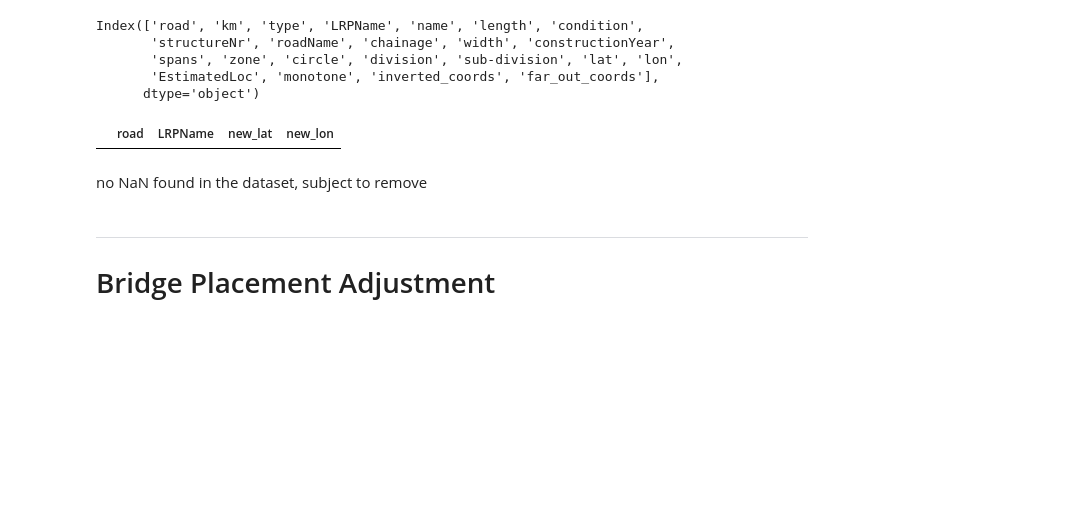
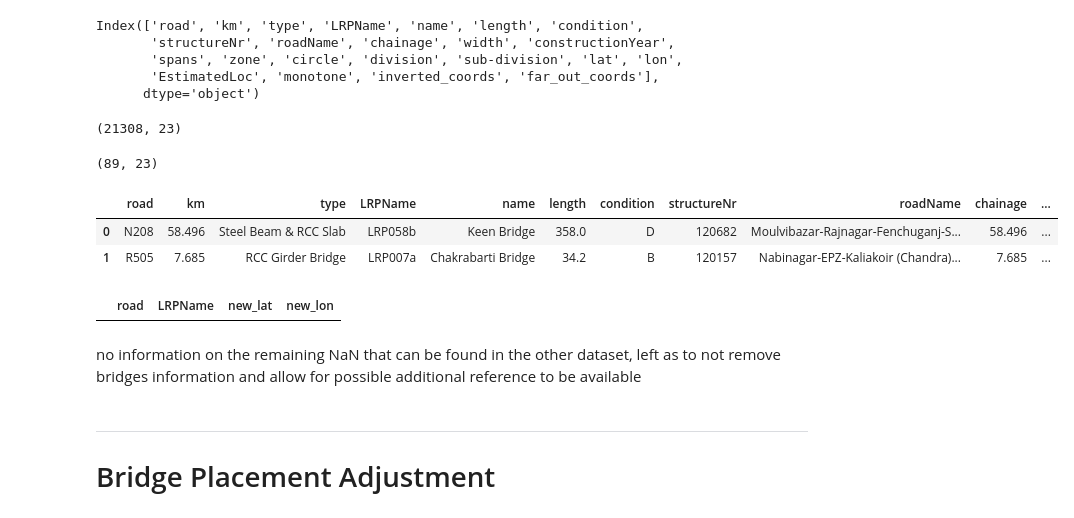
Before and after one commit to taufik-my/ASIM_Team14, a Jupyter notebook: EPA133a-G14-A1/notebook/Notebook Brian -bridges.ipynb, the cells around one changed output. Cells and saved outputs as stored; diff of their text form; code cells hidden in the pictures; blank space fills up the shorter version.

```diff
--- a/EPA133a-G14-A1/notebook/Notebook Brian -bridges.ipynb
+++ b/EPA133a-G14-A1/notebook/Notebook Brian -bridges.ipynb
@@ -674,0 +825,3 @@ df_sorted_bridges.head(2)
+# %%
+df_sorted_bridges = df_sorted_bridges.drop(df_sorted_bridges[(df_sorted_bridges['chainage'].isna()) & (df_sorted_bridges["road"] == "R750")].index)
+check_chainage_monotony(df_sorted_bridges)
@@ -677,7 +834,7 @@ df_sorted_bridges.head(2)
 # Lattitude and Longitude Issues
 # %%
 # Call the function to see the swapped bridges in data
-a = detect_bridges_wrong_coordinates(df_sorted_bridges)
+a = detect_bridges_inverted_coordinates(df_sorted_bridges)
 #a[(a['inverted_coords']==True)]
 # %%
 df_brigdes_2,log_swap=swap_lat_lon(a)
@@ -741,4 +900,20 @@ Index(['road', 'km', 'type', 'LRPName', 'name', 'length', 'condition',
        'spans', 'zone', 'circle', 'division', 'sub-division', 'lat', 'lon',
        'EstimatedLoc', 'monotone', 'inverted_coords', 'far_out_coords'],
       dtype='object')
+# %%
+cleaned_df, removed_nan_rows = drop_redundant_nan_coords(df_brigdes_3)
+
+cleaned_df.shape
+# %% [output]
+(21308, 23)
+# %%
+removed_nan_rows.shape
+# %% [output]
+(89, 23)
+# %%
+removed_nan_rows.head(2)
+# %% [output]
+|  | road | km | type | LRPName | name | length | condition | structureNr | roadName | chainage | ... |
+| 0 | N208 | 58.496 | Steel Beam & RCC Slab | LRP058b | Keen Bridge | 358.0 | D | 120682 | Moulvibazar-Rajnagar-Fenchuganj-S... | 58.496 | ... |
+| 1 | R505 | 7.685 | RCC Girder Bridge | LRP007a | Chakrabarti Bridge | 34.2 | B | 120157 | Nabinagar-EPZ-Kaliakoir (Chandra)... | 7.685 | ... |
 # %%
@@ -747,7 +922,7 @@ log_NaN
 # %% [output]
 |  | road | LRPName | new_lat | new_lon |
 # %% [markdown]
-no NaN found in the dataset, subject to remove
+no information on the remaining NaN that can be found in the other dataset, left as to not remove bridges information and allow for possible additional reference to be available
 # %% [markdown]
 ---
 # Bridge Placement Adjustment
```
Also changed, not shown: parts of 26 cells of this notebook.
